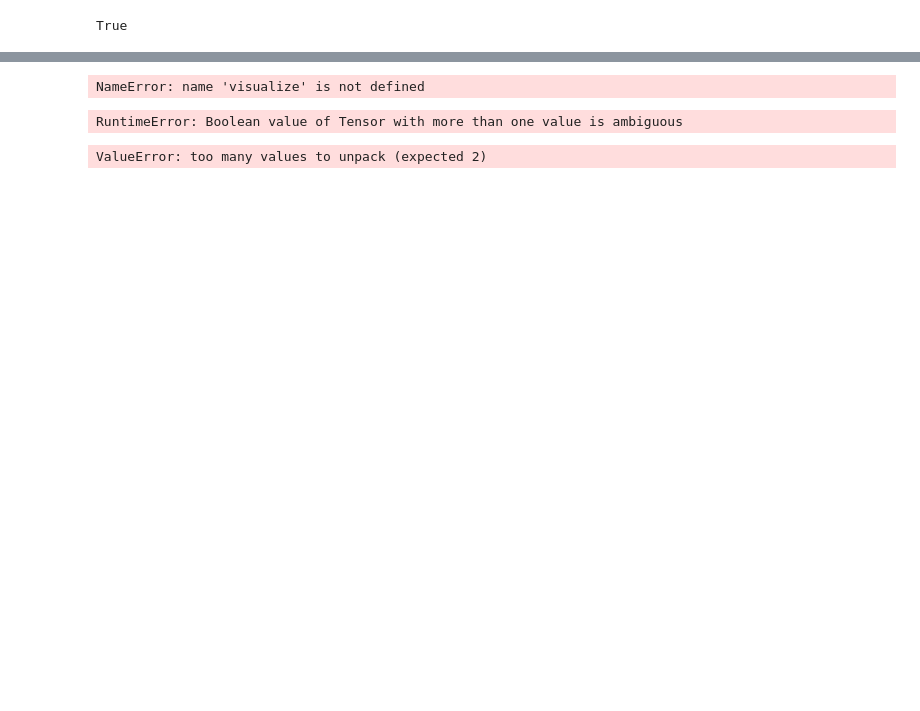
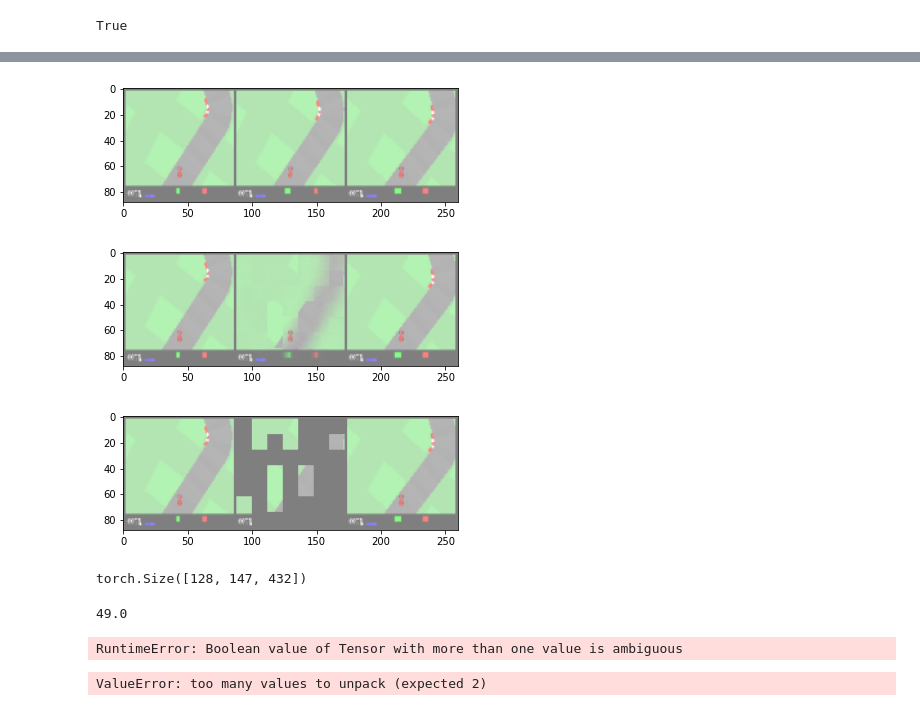
Before and after one commit to mweiss17/jumping_quadrupeds, a Jupyter notebook: jumping_quadrupeds/MAE.ipynb, the cells around one changed output, grey strips where cells are left out. Cells and saved outputs as stored; diff of their text form; code cells hidden in the pictures; blank space fills up the shorter version.

```diff
--- a/jumping_quadrupeds/MAE.ipynb
+++ b/jumping_quadrupeds/MAE.ipynb
@@ -358,7 +347,37 @@ step: 330, loss: 0.021355973556637764
+# %%
+
+def visualize(pred_pixel_values, patches, seq_len=3, sample_id=0):
+    masked_patch_pred = pred_pixel_values[sample_id].detach().cpu()
+    masked_patch_true = patches[sample_id].cpu()
+
+    pred_patches = rearrange(masked_patch_pred, 'p (h w c) -> p c h w', c=3, h=12, w=12)
+    gt_patches = rearrange(masked_patch_true, '(p s) (h w c) -> (p s) c h w', c=3, h=12, w=12, s=seq_len)
+
+    pred_recons = gt_patches.clone()
+    pred_w_mask = gt_patches.clone()
+    pred_recons[masked_indices[sample_id]] = pred_patches
+    pred_w_mask[masked_indices[sample_id]] = 0.
+
+    pred_recons = rearrange(pred_recons, '(s p1 p2) c h w -> s c (p1 h) (p2 w)', p1=7, p2=7, c=3, h=12, w=12, s=seq_len)
+    pred_w_mask = rearrange(pred_w_mask, '(s p1 p2) c h w -> s c (p1 h) (p2 w)', p1=7, p2=7, c=3, h=12, w=12, s=seq_len)
+
+    imshow(torchvision.utils.make_grid(images[sample_id].cpu()))
+    imshow(torchvision.utils.make_grid(pred_recons.clip(0, 1), nrow=7))
+    imshow(torchvision.utils.make_grid(pred_w_mask, nrow=7 * seq_len))
+
+visualize(pred_pixel_values, patches, seq_len=3, sample_id=6)
+# %% [output]
+[figure, added]
+[figure, added]
+[figure, added]
+# %%
+patches.shape
+# %% [output]
+torch.Size([128, 147, 432])
 # %%
-visualize(pred_pixel_values, patches, 8)
+147/3
 # %% [output]
-NameError: name 'visualize' is not defined
+49.0
 # %%
 imgs = x[0]
 for i in range(imgs.shape[0]):
```
Also changed, not shown: parts of 9 cells of this notebook, 6 other files.
